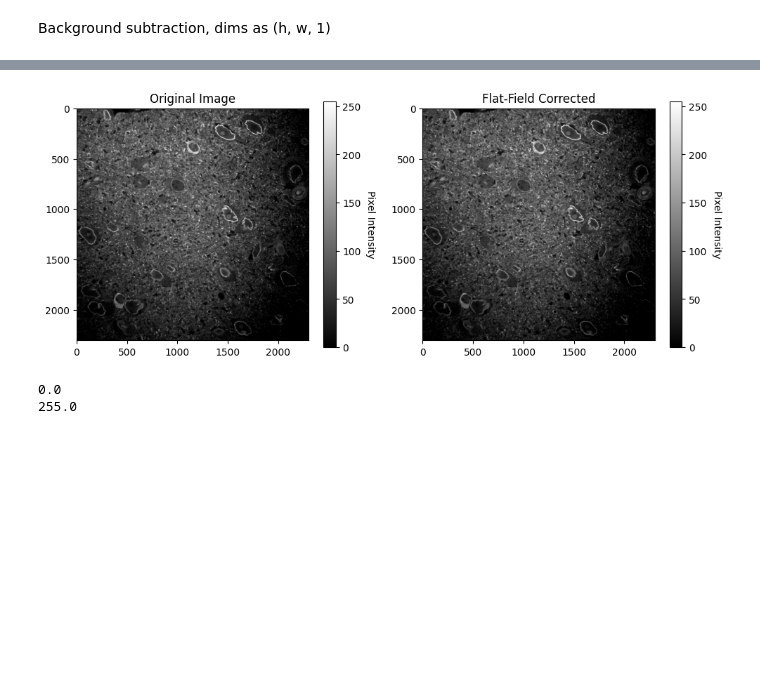
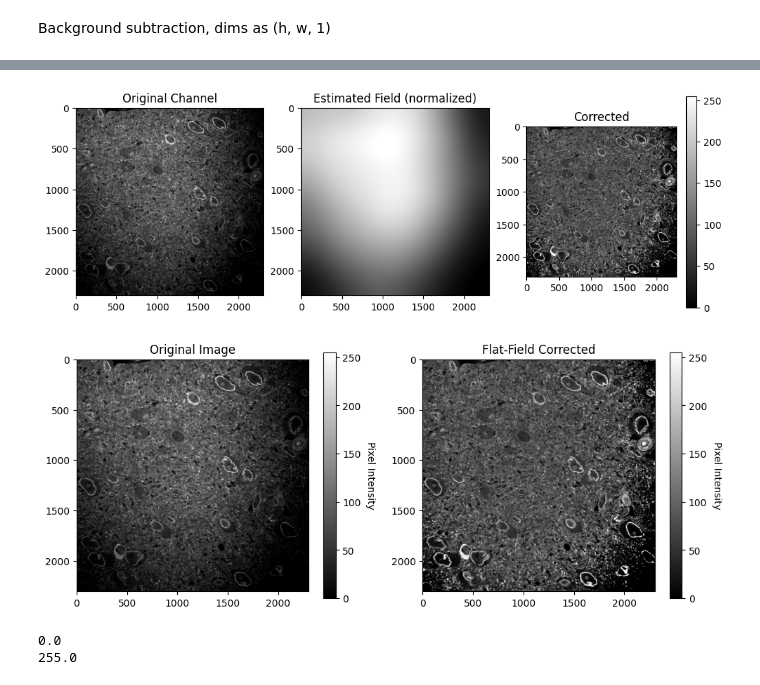
Before and after one commit to peneeta/neuro-ml-capstone, a Jupyter notebook: test_preprocessing.ipynb, the cells around one changed output, grey strips where cells are left out. Drawn from its saved outputs; the diff is of its cells as text; code cells hidden in the pictures; blank space fills up the shorter version.

```diff
--- a/test_preprocessing.ipynb
+++ b/test_preprocessing.ipynb
@@ -62,7 +62,7 @@ plt.show()
 Background subtraction, dims as (h, w, 1)
 # %%
 # test background subtraction
-bg_subbed = BackgroundSubtraction(active_ch)
+bg_subbed = BackgroundSubtraction(active_ch, plot = True)
 
 fig, axes = plt.subplots(1, 2, figsize=(10, 4))
 
@@ -85,25 +96,26 @@ plt.show()
 # %%
 # test flat-field
-ff_corr = FlatFieldCorrection(bg_subbed)
+ff_corr = FlatFieldCorrection(bg_subbed, plot=True)
 
 fig, axes = plt.subplots(1, 2, figsize=(10, 4))
 
 # --- Left: Original image ---
 im0 = axes[0].imshow(bg_subbed, cmap='gray')
 axes[0].set_title("Original Image")
 cbar0 = fig.colorbar(im0, ax=axes[0])
 cbar0.set_label("Pixel Intensity", rotation=270, labelpad=15)
 
 # --- Right: Processed image ---
 im1 = axes[1].imshow(ff_corr, cmap='gray')
 axes[1].set_title("Flat-Field Corrected")
 cbar1 = fig.colorbar(im1, ax=axes[1])
 cbar1.set_label("Pixel Intensity", rotation=270, labelpad=15)
 
 plt.tight_layout()
 plt.show()
 # %% [output]
-[figure, old version]
+[figure, new version]
+[figure, added]
 # %%
 print(ff_corr.min())
 print(ff_corr.max())
```
Also changed, not shown: parts of 6 cells of this notebook, 3 other files.
